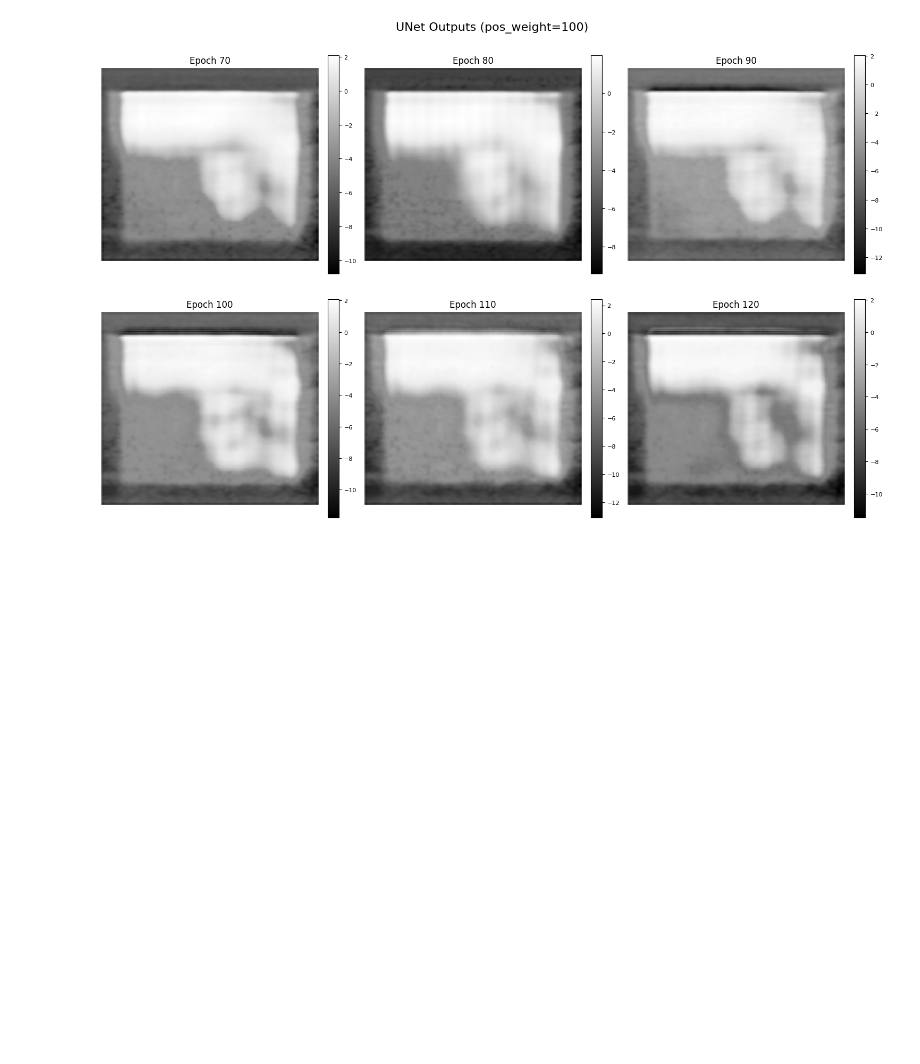
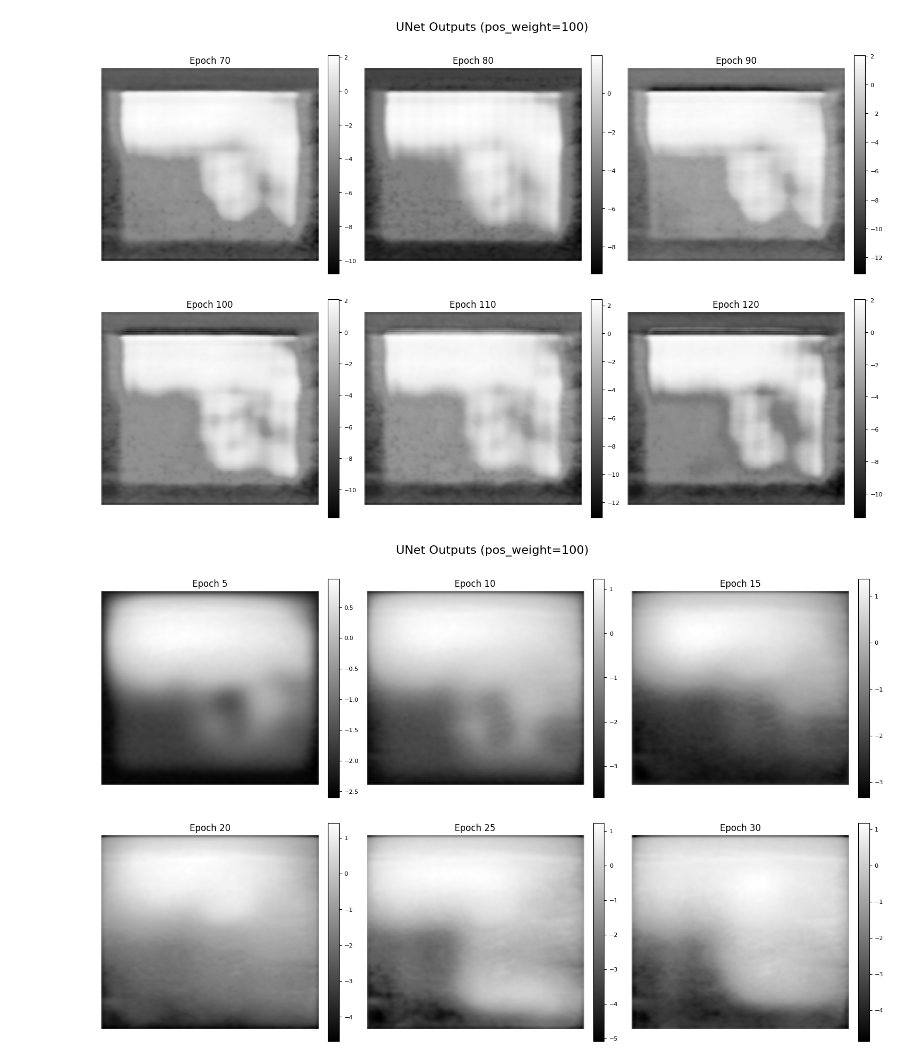
Before and after one commit to berenidur/env_recovery, a Jupyter notebook: code_python/test_outputs.ipynb, the cells around one changed output. Drawn from its saved outputs; the diff is of its cells as text; code cells hidden in the pictures; blank space fills up the shorter version.

Commit message:
imdilation

```diff
--- a/code_python/test_outputs.ipynb
+++ b/code_python/test_outputs.ipynb
@@ -96,3 +96,25 @@ plt.tight_layout()
 plt.show()
 # %% [output]
 [figure]
+# %%
+modelname = 'unet_v0.1.2_imdilation'
+n = 57 # H,W of each window
+# fig, axes = plt.subplots(4, 3, figsize=(15, 20))
+fig, axes = plt.subplots(2, 3, figsize=(15, 10))
+axes = axes.flatten()
+
+# for idx, epoch in enumerate(range(5, 61, 5)):
+# for idx, epoch in enumerate(range(10, 61, 10)):
+for idx, epoch in enumerate(range(5, 31, 5)):
+    unet_outputs = np.load(f'outputs/{modelname}/test_outputs_epoch_{epoch}.npy')
+    axes[idx].imshow(unet_outputs[50, 0, :, :], cmap='gray')
+    axes[idx].set_title(f'Epoch {epoch}')
+    axes[idx].axis('off')
+    cbar = plt.colorbar(axes[idx].images[0], ax=axes[idx], fraction=0.046, pad=0.04)
+    cbar.ax.tick_params(labelsize=8)
+fig.suptitle('UNet Outputs (pos_weight=100)', fontsize=16)
+
+plt.tight_layout()
+plt.show()
+# %% [output]
+[figure, added]
```
Also changed, not shown: 4 other files.
